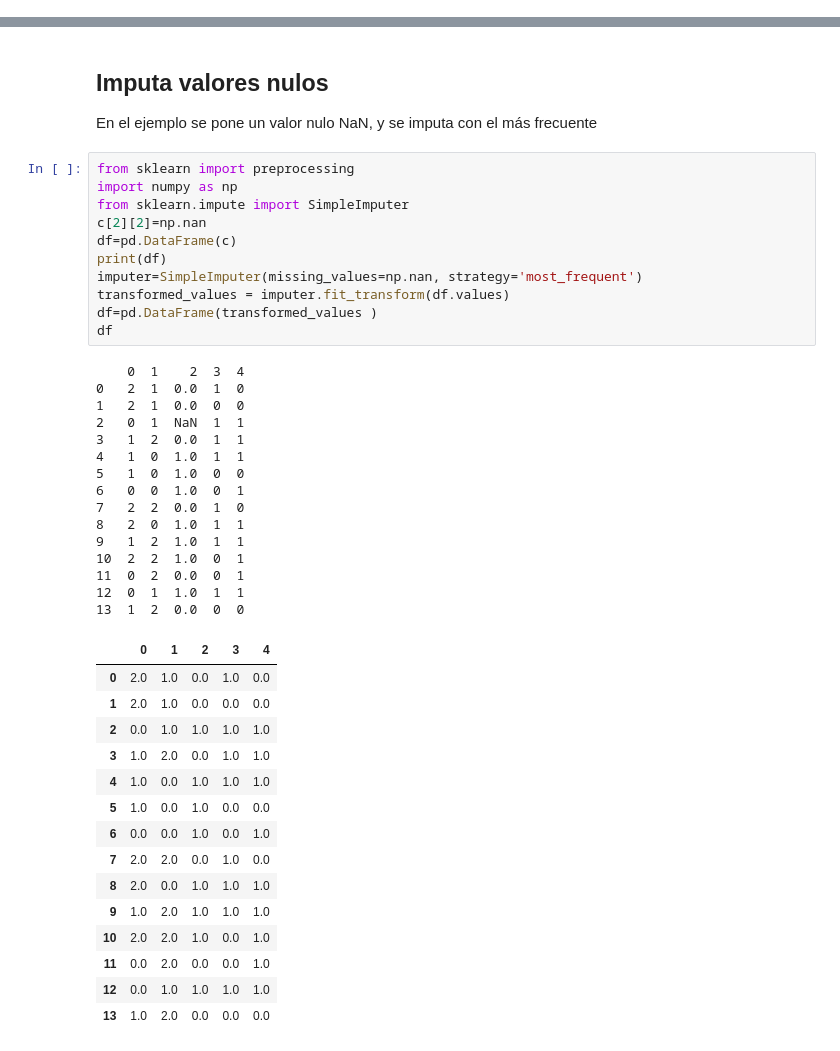
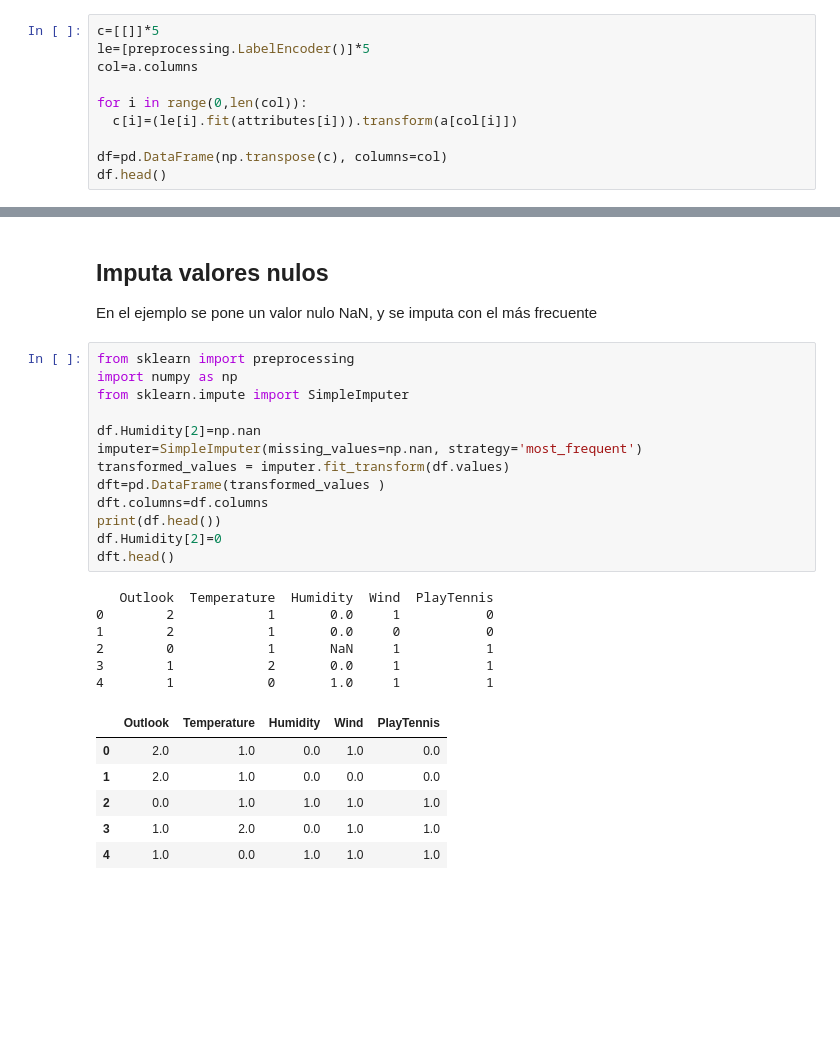
Before and after one commit to guillermohenrion/Intro-Python, a Jupyter notebook: DT_scikit_learn_.ipynb, the cells around one changed output, grey strips where cells are left out. Drawn from its saved outputs; the diff is of its cells as text; blank space fills up the shorter version.

```diff
--- a/DT_scikit_learn_.ipynb
+++ b/DT_scikit_learn_.ipynb
@@ -98,0 +75,10 @@ df.head()
+# %%
+c=[[]]*5
+le=[preprocessing.LabelEncoder()]*5
+col=a.columns
+
+for i in range(0,len(col)):
+  c[i]=(le[i].fit(attributes[i])).transform(a[col[i]])
+
+df=pd.DataFrame(np.transpose(c), columns=col)
+df.head()
@@ -218,42 +211,26 @@ En el ejemplo se pone un valor nulo NaN, y se imputa con el más frecuente
 # %%
 from sklearn import preprocessing
 import numpy as np
 from sklearn.impute import SimpleImputer
-c[2][2]=np.nan
-df=pd.DataFrame(c)
-print(df)
+
+df.Humidity[2]=np.nan
 imputer=SimpleImputer(missing_values=np.nan, strategy='most_frequent')
 transformed_values = imputer.fit_transform(df.values)
-df=pd.DataFrame(transformed_values )
-df
+dft=pd.DataFrame(transformed_values )
+dft.columns=df.columns
+print(df.head())
+df.Humidity[2]=0
+dft.head()
 # %% [output]
-    0  1    2  3  4
-0   2  1  0.0  1  0
-1   2  1  0.0  0  0
-2   0  1  NaN  1  1
-3   1  2  0.0  1  1
-4   1  0  1.0  1  1
-5   1  0  1.0  0  0
-6   0  0  1.0  0  1
-7   2  2  0.0  1  0
-8   2  0  1.0  1  1
-9   1  2  1.0  1  1
-10  2  2  1.0  0  1
-11  0  2  0.0  0  1
-12  0  1  1.0  1  1
-13  1  2  0.0  0  0
+   Outlook  Temperature  Humidity  Wind  PlayTennis
+0        2            1       0.0     1           0
+1        2            1       0.0     0           0
+2        0            1       NaN     1           1
+3        1            2       0.0     1           1
+4        1            0       1.0     1           1
-|  | 0 | 1 | 2 | 3 | 4 |
+|  | Outlook | Temperature | Humidity | Wind | PlayTennis |
 | 0 | 2.0 | 1.0 | 0.0 | 1.0 | 0.0 |
 | 1 | 2.0 | 1.0 | 0.0 | 0.0 | 0.0 |
 | 2 | 0.0 | 1.0 | 1.0 | 1.0 | 1.0 |
 | 3 | 1.0 | 2.0 | 0.0 | 1.0 | 1.0 |
 | 4 | 1.0 | 0.0 | 1.0 | 1.0 | 1.0 |
-| 5 | 1.0 | 0.0 | 1.0 | 0.0 | 0.0 |
-| 6 | 0.0 | 0.0 | 1.0 | 0.0 | 1.0 |
-| 7 | 2.0 | 2.0 | 0.0 | 1.0 | 0.0 |
-| 8 | 2.0 | 0.0 | 1.0 | 1.0 | 1.0 |
-| 9 | 1.0 | 2.0 | 1.0 | 1.0 | 1.0 |
-| 10 | 2.0 | 2.0 | 1.0 | 0.0 | 1.0 |
-| 11 | 0.0 | 2.0 | 0.0 | 0.0 | 1.0 |
-| 12 | 0.0 | 1.0 | 1.0 | 1.0 | 1.0 |
-| 13 | 1.0 | 2.0 | 0.0 | 0.0 | 0.0 |
```
Also changed, not shown: parts of 6 cells of this notebook.
